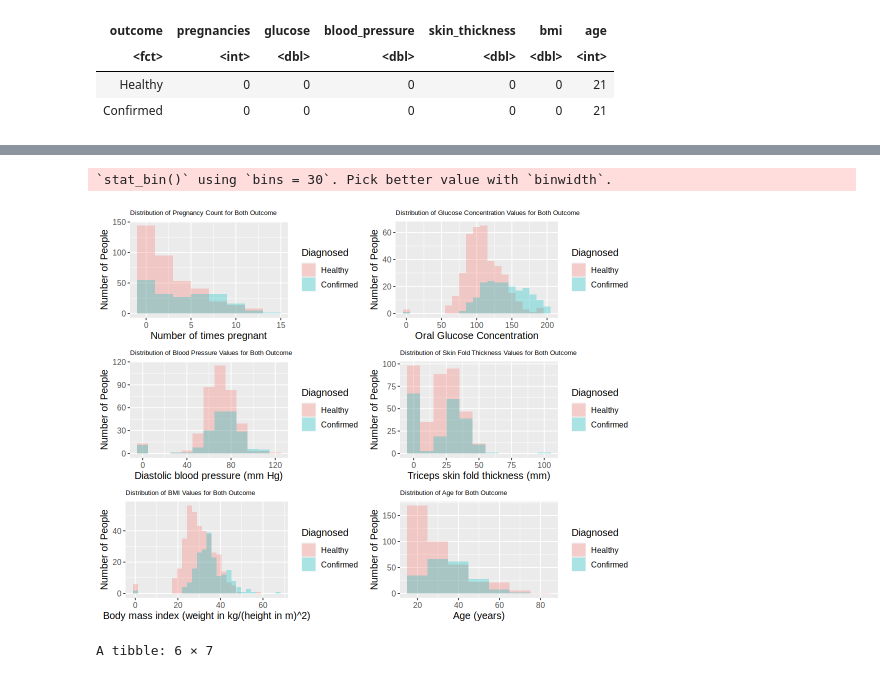
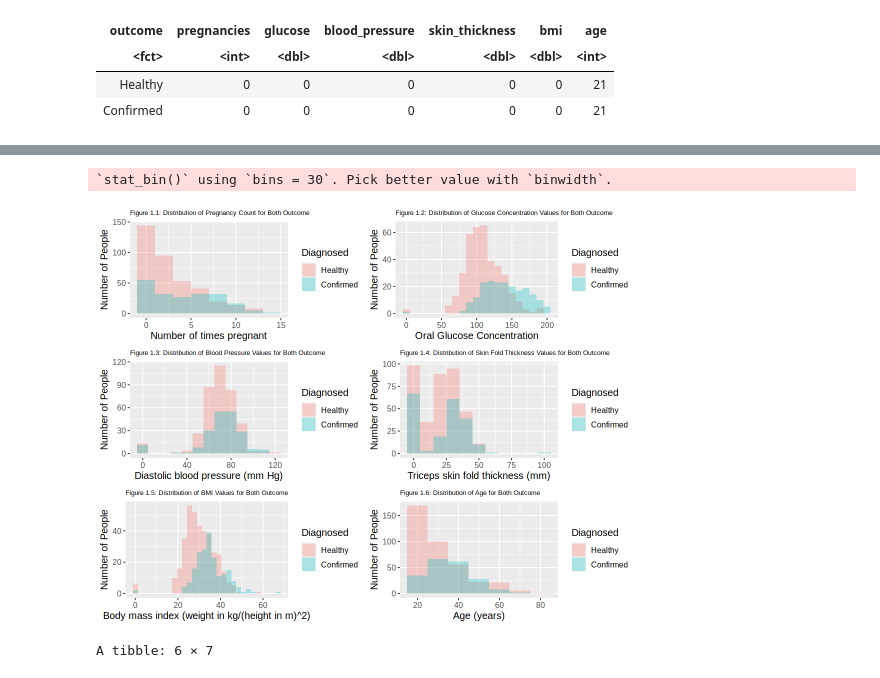
Before and after one commit to Nadav-Seg/dsci-100-2023w1-group-26, a Jupyter notebook: Group 26 - Group Project Final Report.ipynb, the cells around one changed output, grey strips where cells are left out. Saved outputs shown, nothing was run; the diff lists cells and outputs as text; code cells hidden in the pictures.

```diff
--- a/Group 26 - Group Project Final Report.ipynb
+++ b/Group 26 - Group Project Final Report.ipynb
@@ -178,43 +208,43 @@ options(repr.plot.width = 9, repr.plot.height = 7)
 pregnancy_distribution <- ggplot(diabetes_training, aes(x = `pregnancies`, fill = `outcome`)) +
                                         geom_histogram(alpha = 0.3, position = "identity", binwidth = 2) +
                                         labs(x = "Number of times pregnant", y = "Number of People", fill = "Diagnosed") +
-                                        ggtitle("Distribution of Pregnancy Count for Both Outcome") +
+                                        ggtitle("Figure 1.1: Distribution of Pregnancy Count for Both Outcome") +
                                         theme(text = element_text(size = 12), plot.title = element_text(size = 8))
 
 glucose_concentration_distribution <- ggplot(diabetes_training, aes(x = `glucose`, fill = `outcome`)) +
                                         geom_histogram(alpha = 0.3, position = "identity", binwidth = 10) +
                                         labs(x = "Oral Glucose Concentration", y = "Number of People", fill = "Diagnosed") +
-                                        ggtitle("Distribution of Glucose Concentration Values for Both Outcome") +
+                                        ggtitle("Figure 1.2: Distribution of Glucose Concentration Values for Both Outcome") +
                                         theme(text = element_text(size = 12), plot.title = element_text(size = 8))
 
 blood_pressure_distribution <- ggplot(diabetes_training, aes(x = `blood_pressure`, fill = `outcome`)) +
                                         geom_histogram(alpha = 0.3, position = "identity", binwidth = 10) +
                                         labs(x = "Diastolic blood pressure (mm Hg)", y = "Number of People", fill = "Diagnosed") +
-                                        ggtitle("Distribution of Blood Pressure Values for Both Outcome") +
+                                        ggtitle("Figure 1.3: Distribution of Blood Pressure Values for Both Outcome") +
                                         theme(text = element_text(size = 12), plot.title = element_text(size = 8))
 
 skin_thickness_distribution <- ggplot(diabetes_training, aes(x = `skin_thickness`, fill = `outcome`)) +
                                         geom_histogram(alpha = 0.3, position = "identity", binwidth = 10) +
                                         labs(x = "Triceps skin fold thickness (mm)", y = "Number of People", fill = "Diagnosed") +
-                                        ggtitle("Distribution of Skin Fold Thickness Values for Both Outcome") +
+                                        ggtitle("Figure 1.4: Distribution of Skin Fold Thickness Values for Both Outcome") +
                                         theme(text = element_text(size = 12), plot.title = element_text(size = 8))
 
 bmi_distribution <- ggplot(diabetes_training, aes(x = `bmi`, fill = `outcome`)) +
                                         geom_histogram(alpha = 0.3, position = "identity") +
                                         labs(x = "Body mass index (weight in kg/(height in m)^2)", y = "Number of People", fill = "Diagnosed") +
-                                        ggtitle("Distribution of BMI Values for Both Outcome") +
+                                        ggtitle("Figure 1.5: Distribution of BMI Values for Both Outcome") +
                                         theme(text = element_text(size = 12), plot.title = element_text(size = 8))
 
 age_distribution <- ggplot(diabetes_training, aes(x = `age`, fill = `outcome`)) +
                                         geom_histogram(alpha = 0.3, position = "identity", binwidth = 10) +
                                         labs(x = "Age (years)", y = "Number of People", fill = "Diagnosed") +
-                                        ggtitle("Distribution of Age for Both Outcome") +
+                                        ggtitle("Figure 1.6: Distribution of Age for Both Outcome") +
                                         theme(text = element_text(size = 12), plot.title = element_text(size = 8))
 
 grid.arrange(pregnancy_distribution, glucose_concentration_distribution, blood_pressure_distribution, skin_thickness_distribution, bmi_distribution, age_distribution, nrow = 3)
 # %% [output]
 `stat_bin()` using `bins = 30`. Pick better value with `binwidth`.
-[figure, old version]
+[figure, new version]
 # %%
 # Creating a recipe and standardizing the data
 # Removing unwanted variables (insulin and diabetes_pedigree_function) as explained under "Methods" in the following part
```
Also changed, not shown: parts of 37 cells of this notebook.
